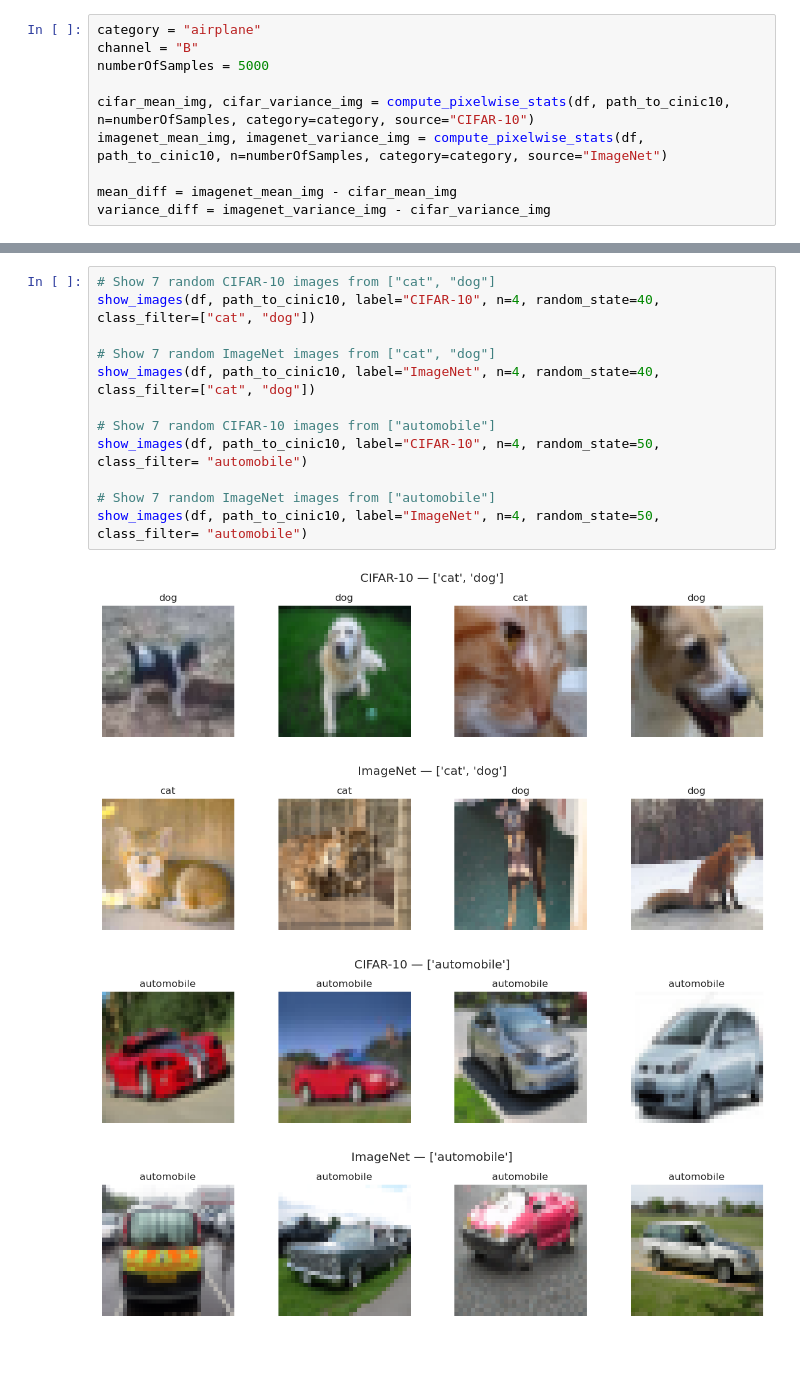
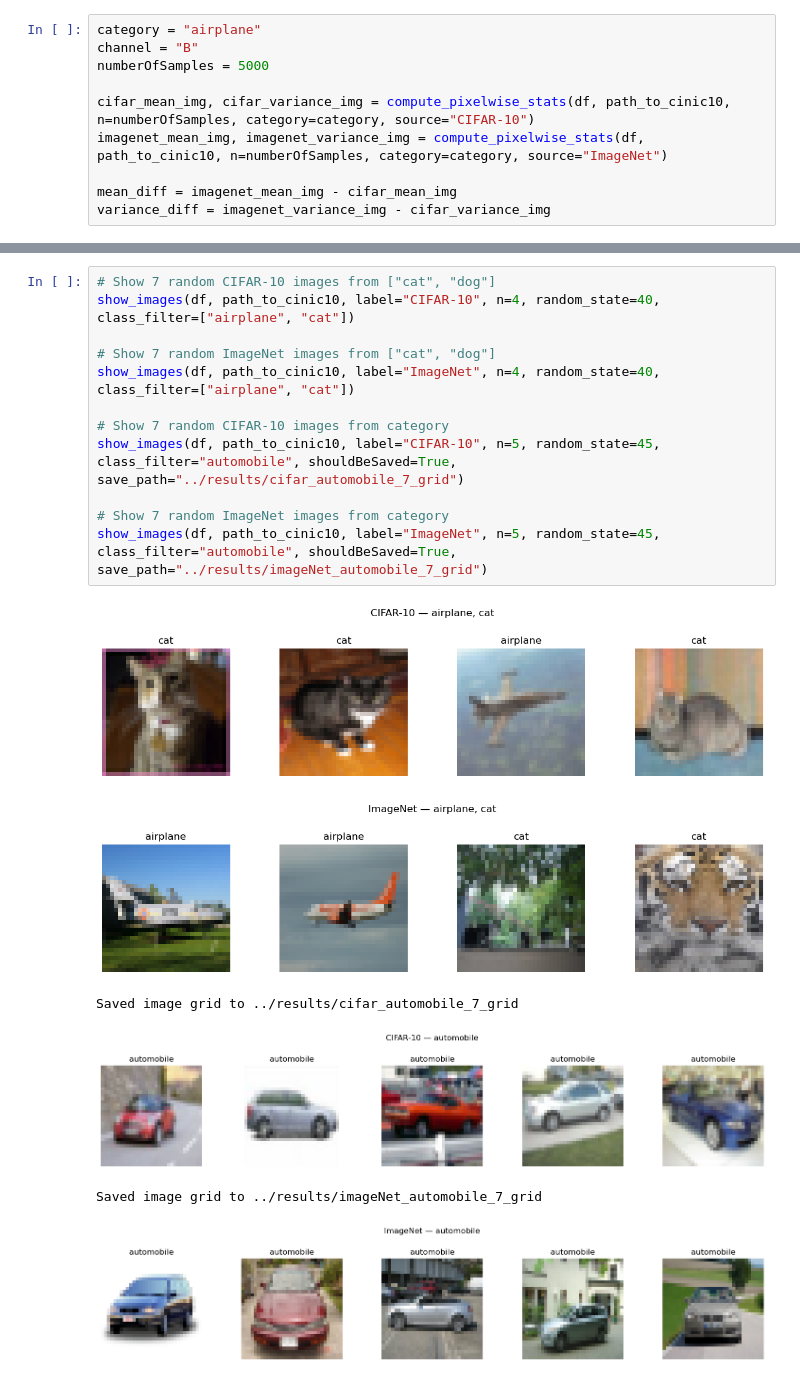
Before and after one commit to AkramAki/cinic10-source-classifier, a Jupyter notebook: notebooks/DataVisualization.ipynb, the cells around one changed output, grey strips where cells are left out. Saved outputs shown, nothing was run; the diff lists cells and outputs as text; blank space fills up the shorter version.

Commit message:
Added saving of gird layout images and saved some in results

```diff
--- a/notebooks/DataVisualization.ipynb
+++ b/notebooks/DataVisualization.ipynb
@@ -188,17 +188,19 @@ show_number_image(variance_diff, title="Variance Diff ImageNet - CIFAR (Dog)", c
 # %%
 # Show 7 random CIFAR-10 images from ["cat", "dog"]
-show_images(df, path_to_cinic10, label="CIFAR-10", n=4, random_state=40, class_filter=["cat", "dog"])
+show_images(df, path_to_cinic10, label="CIFAR-10", n=4, random_state=40, class_filter=["airplane", "cat"])
 
 # Show 7 random ImageNet images from ["cat", "dog"]
-show_images(df, path_to_cinic10, label="ImageNet", n=4, random_state=40, class_filter=["cat", "dog"])
+show_images(df, path_to_cinic10, label="ImageNet", n=4, random_state=40, class_filter=["airplane", "cat"])
 
-# Show 7 random CIFAR-10 images from ["automobile"]
-show_images(df, path_to_cinic10, label="CIFAR-10", n=4, random_state=50, class_filter= "automobile")
+# Show 7 random CIFAR-10 images from category
+show_images(df, path_to_cinic10, label="CIFAR-10", n=5, random_state=45, class_filter="automobile", shouldBeSaved=True, save_path="../results/cifar_automobile_7_grid")
 
-# Show 7 random ImageNet images from ["automobile"]
-show_images(df, path_to_cinic10, label="ImageNet", n=4, random_state=50, class_filter= "automobile")
+# Show 7 random ImageNet images from category
+show_images(df, path_to_cinic10, label="ImageNet", n=5, random_state=45, class_filter="automobile", shouldBeSaved=True, save_path="../results/imageNet_automobile_7_grid")
 # %% [output]
-[figure, old version]
+[figure, new version]
-[figure, old version]
+[figure, new version]
+Saved image grid to ../results/cifar_automobile_7_grid
-[figure, old version]
+[figure, new version]
+Saved image grid to ../results/imageNet_automobile_7_grid
-[figure, old version]
+[figure, new version]
```
Also changed, not shown: parts of 1 cell of this notebook, 7 other files.
